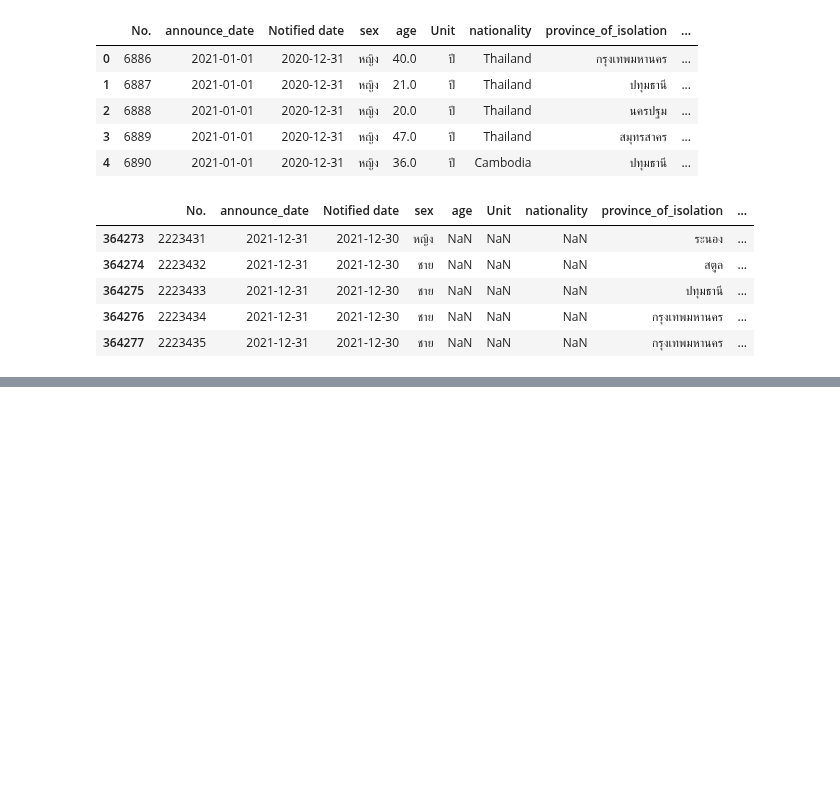
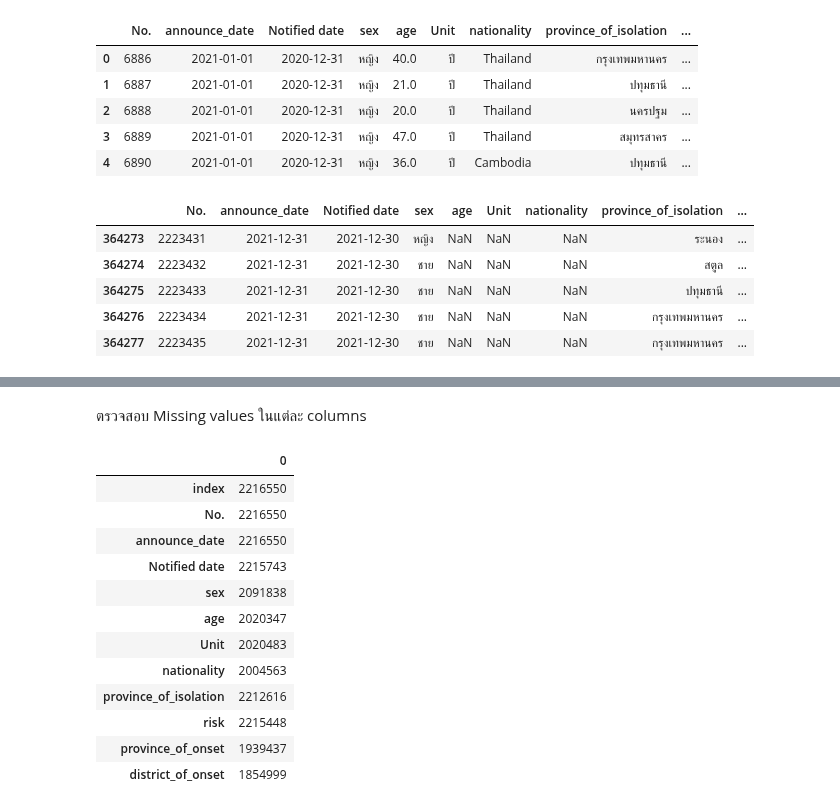
Before and after one commit to Toeysamm/2-64-NIDA-DADS5001, a Jupyter notebook: Covid19_midterm.ipynb, the cells around one changed output, grey strips where cells are left out. Cells and saved outputs as stored; diff of their text form; code cells hidden in the pictures; blank space fills up the shorter version.

```diff
--- a/Covid19_midterm.ipynb
+++ b/Covid19_midterm.ipynb
@@ -146,0 +167,18 @@ memory usage: 202.9+ MB
+# %% [markdown]
+ตรวจสอบ Missing values ในแต่ละ columns
+# %%
+covid19Y64.count().to_frame()
+# %% [output]
+|  | 0 |
+| index | 2216550 |
+| No. | 2216550 |
+| announce_date | 2216550 |
+| Notified date | 2215743 |
+| sex | 2091838 |
+| age | 2020347 |
+| Unit | 2020483 |
+| nationality | 2004563 |
+| province_of_isolation | 2212616 |
+| risk | 2215448 |
+| province_of_onset | 1939437 |
+| district_of_onset | 1854999 |
```
Also changed, not shown: parts of 8 cells of this notebook.
